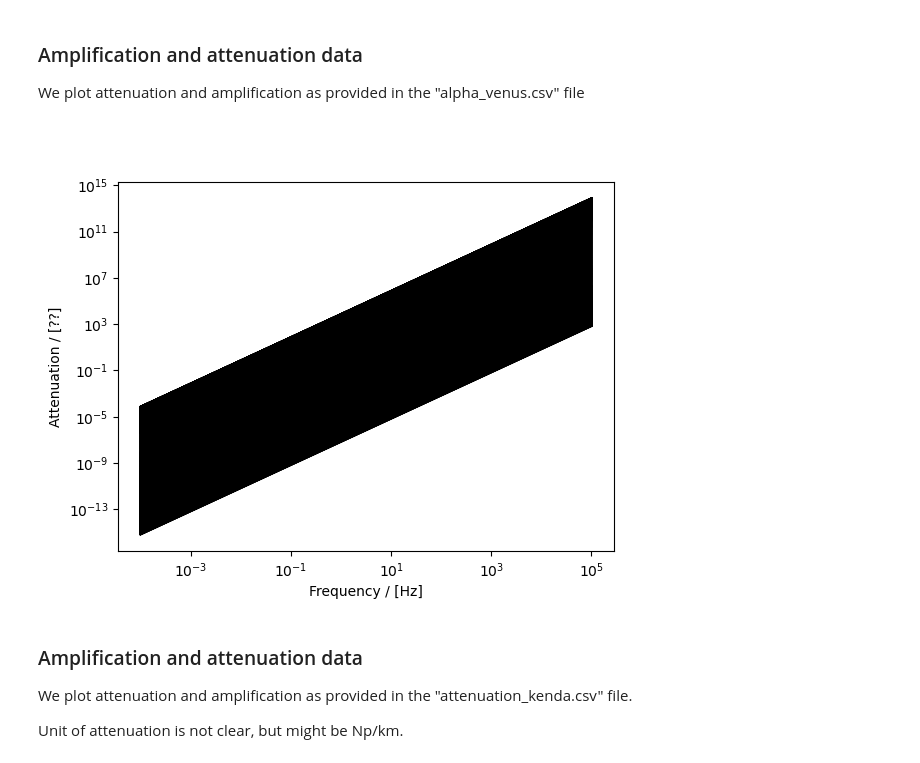
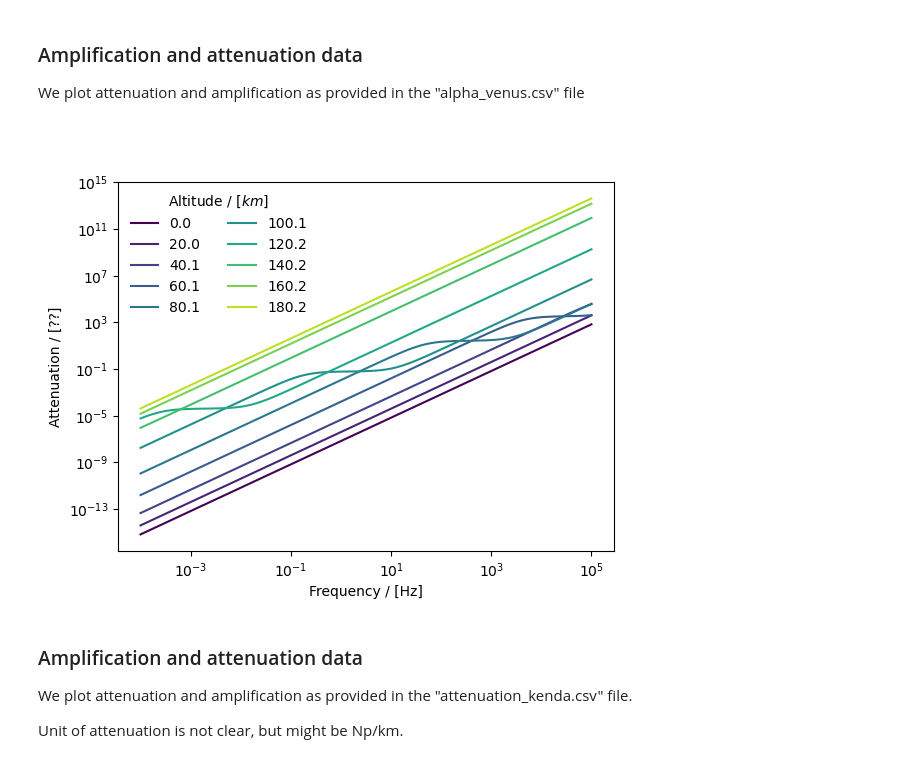
Before and after one commit to QuentinBrissaud/airglow_model, a Jupyter notebook: Airglow_data.ipynb, the cells around one changed output. Saved outputs shown, nothing was run; the diff lists cells and outputs as text; code cells hidden in the pictures.

Commit message:
Added plotting functions

```diff
--- a/Airglow_data.ipynb
+++ b/Airglow_data.ipynb
@@ -117,17 +115,19 @@ We plot attenuation and amplification as provided in the "alpha_venus.csv" file
 # %%
 ### Amplification of the ground waveform calculated with normal modes ???
 mat4 = io.loadmat(file4)
 
 fig2, ax2 = plt.subplots()
-for i in range(800) :
-    ax2.plot(mat4["f"][0,:], mat4["alpha"][:,i], c="k")
+cols = plt.get_cmap("viridis")
+for i in range(0, 800, 80) :
+    ax2.plot(mat4["f"][0,:], mat4["alpha"][:,i], c=cols(i/799), label = "{:.1f}".format(alts[i]))
 ax2.set_yscale("log")
 ax2.set_xscale("log")
 ax2.set_xlabel("Frequency / [Hz]")
 ax2.set_ylabel("Attenuation / [??]")
+ax2.legend(title="Altitude / [$km$]", ncol=2, framealpha=0.5, edgecolor="none")
 plt.show()
 # %% [output]
-[figure, old version]
+[figure, new version]
 # %% [markdown]
 ### Amplification and attenuation data
 We plot attenuation and amplification as provided in the "attenuation_kenda.csv" file.
```
Also changed, not shown: parts of 5 cells of this notebook.
